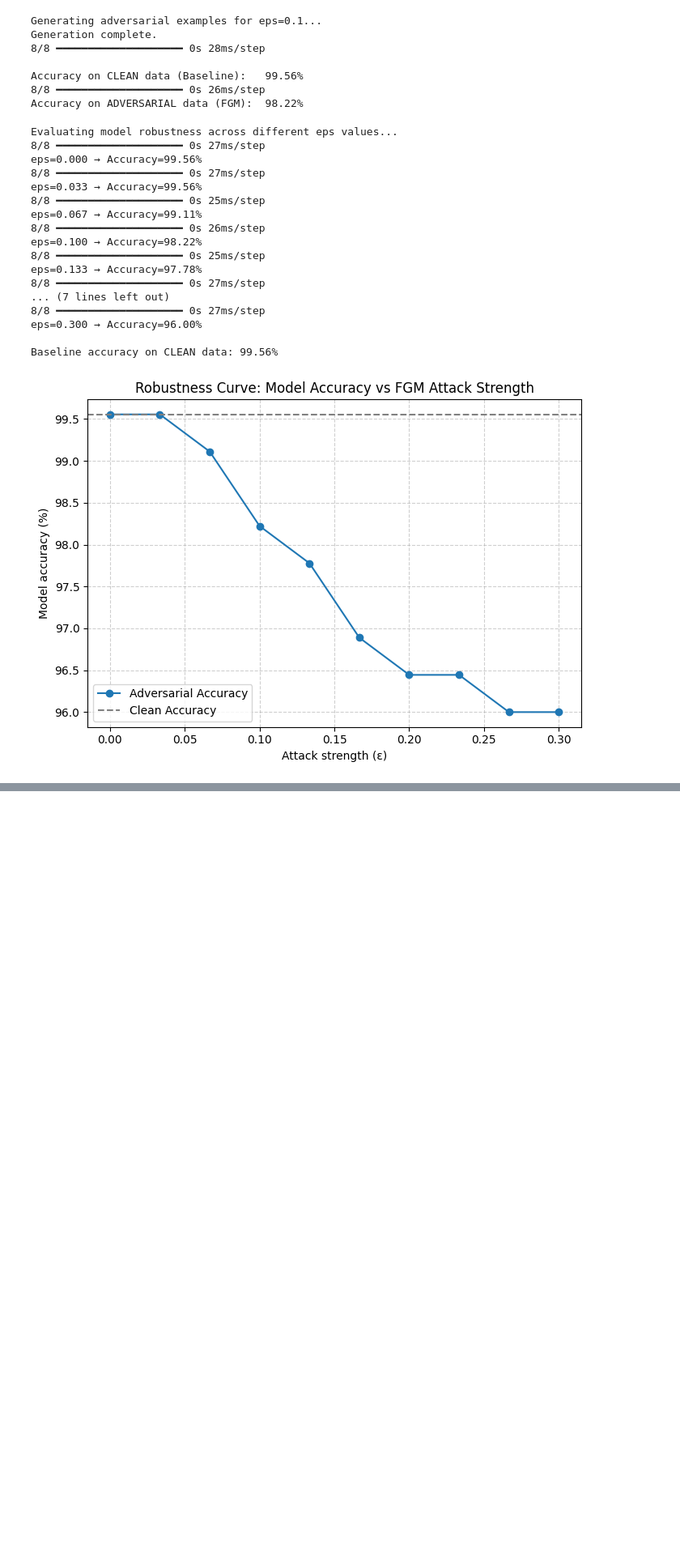
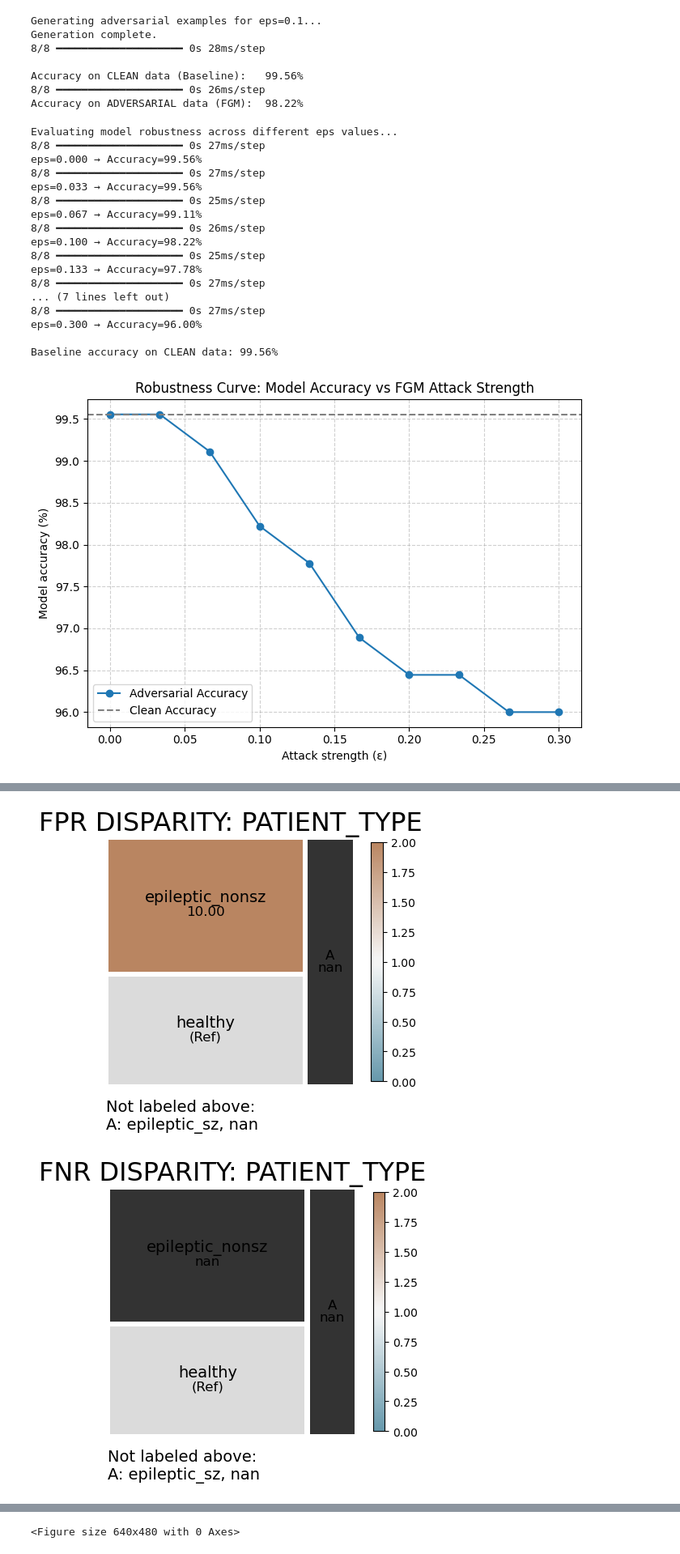
Before and after one commit to amogh-dongre/MED_RES, a Jupyter notebook: code/CapsuelNet_SlidingWindow.ipynb, the cells around one changed output, grey strips where cells are left out. Shown at 81% size. Cells and saved outputs as stored; diff of their text form; code cells hidden in the pictures; blank space fills up the shorter version.

```diff
--- a/code/CapsuelNet_SlidingWindow.ipynb
+++ b/code/CapsuelNet_SlidingWindow.ipynb
@@ -47,6 +55,7 @@ TEST_SIZE = 0.15
 def process_files_to_windowed_spectrograms(root_folder, normal_folders, seizure_folder, file_ext, window_size, step_size, fs, nperseg, noverlap):
     all_spectrograms = []
     all_labels = []
+    all_folders = []
     output_shape = None
     # Normal Folder Preprocessing
     for folder_name in normal_folders:
@@ -85,6 +94,7 @@ def process_files_to_windowed_spectrograms(root_folder, normal_folders, seizure_
 
                     all_spectrograms.append(Sxx_log_reshaped)
                     all_labels.append(0)
+                    all_folders.append(folder_name)
 
             except Exception as e:
                 print(f"Warning: Could not process {file_path}. Error: {e}")
@@ -118,6 +128,7 @@ def process_files_to_windowed_spectrograms(root_folder, normal_folders, seizure_
 
                 all_spectrograms.append(Sxx_log_reshaped)
                 all_labels.append(1) # Label 1
+                all_folders.append(seizure_folder)
 
         except Exception as e:
             print(f"Warning: Could not process {file_path}. Error: {e}")
@@ -128,8 +139,9 @@ def process_files_to_windowed_spectrograms(root_folder, normal_folders, seizure_
 
     X = np.array(all_spectrograms)
     y = np.array(all_labels)
+    folders = np.array(all_folders)
 
-    return X, y, output_shape
+    return X, y, folders, output_shape
 
 def normalize_spectrograms(X_train, X_val, X_test):
     scaler = StandardScaler()
@@ -159,15 +171,20 @@ def normalize_spectrograms(X_train, X_val, X_test):
     print("Applied Z-score normalization (fit on train data only).")
     return X_train_scaled, X_val_scaled, X_test_scaled
 
-X, y, spectro_shape = process_files_to_windowed_spectrograms(ROOT_DATA_FOLDER,NORMAL_FOLDERS,SEIZURE_FOLDER,FILE_EXTENSION,WINDOW_SIZE,STEP_SIZE,
+X, y, folders, spectro_shape = process_files_to_windowed_spectrograms(ROOT_DATA_FOLDER,NORMAL_FOLDERS,SEIZURE_FOLDER,FILE_EXTENSION,WINDOW_SIZE,STEP_SIZE,
     SAMPLING_RATE_HZ,NPERSEG,NOVERLAP)
 class_counts = pd.Series(y).value_counts(normalize=True)
 
 print(f"Loaded and processed {X.shape[0]} windowed spectrograms.")
 print(f"Class balance:\n{class_counts * 100}")
 
-X_train, X_temp, y_train, y_temp = train_test_split(X, y, test_size=(VAL_SIZE + TEST_SIZE), stratify=y, random_state=42)
-X_val, X_test, y_val, y_test = train_test_split(X_temp, y_temp, test_size=(TEST_SIZE / (VAL_SIZE + TEST_SIZE)), stratify=y_temp, random_state=42)
+X_train, X_temp, y_train, y_temp, folders_train, folders_temp = train_test_split(
+    X, y, folders, test_size=(VAL_SIZE + TEST_SIZE), stratify=y, random_state=42
+)
+X_val, X_test, y_val, y_test, folders_val, folders_test = train_test_split(
+    X_temp, y_temp, folders_temp,
+    test_size=(TEST_SIZE / (VAL_SIZE + TEST_SIZE)), stratify=y_temp, random_state=42
+)
 
 print(f"Segregated data into 70/15/15 split:")
 print(f"  X_train: {X_train.shape}, y_train: {y_train.shape}")
@@ -200,3 +217,8 @@ Applied Z-score normalization (fit on train data only).
 Preprocessing complete.
 Variables X_train, y_train, X_val, y_val, X_test, y_test are ready.
 IMPORTANT: Your model input shape is: (65, 26, 1)
+# %%
+# For Non-SMOTE only do not use it when using SMOTE
+y_val = np.eye(2)[y_val]
+y_test = np.eye(2)[y_test]
+y_train = np.eye(2)[y_train]
@@ -598,0 +727,23 @@ Baseline accuracy on CLEAN data: 99.56%
+# %%
+aqp = Plot()
+
+# Plot 1: FPR disparity across patient types (treemap) — core fairness question
+aqp.plot_disparity(bdf, 'fpr_disparity', 'patient_type')
+
+# Plot 2: FNR disparity across patient types (missed seizures)
+aqp.plot_disparity(bdf, 'fnr_disparity', 'patient_type')
+
+# Plot 3: Raw FPR per group (absolute, not relative)
+aqp.plot_group_metric(xtab, 'fpr')
+
+# Plot 4: Raw FNR per group
+aqp.plot_group_metric(xtab, 'fnr')
+
+# Plot 5: All disparity metrics at once
+aqp.plot_disparity_all(bdf, attributes=['patient_type'], metrics=['fpr_disparity', 'fnr_disparity'])
+
+# Plot 6: Full fairness overview (colored by pass/fail)
+aqp.plot_fairness_group_all(fdf, ncols=2)
+# %% [output]
+[figure, added]
+[figure, added]
@@ -598,0 +755 @@ Baseline accuracy on CLEAN data: 99.56%
+<Figure size 640x480 with 0 Axes>
```
Also changed, not shown: parts of 8 cells of this notebook, 2 other files.
